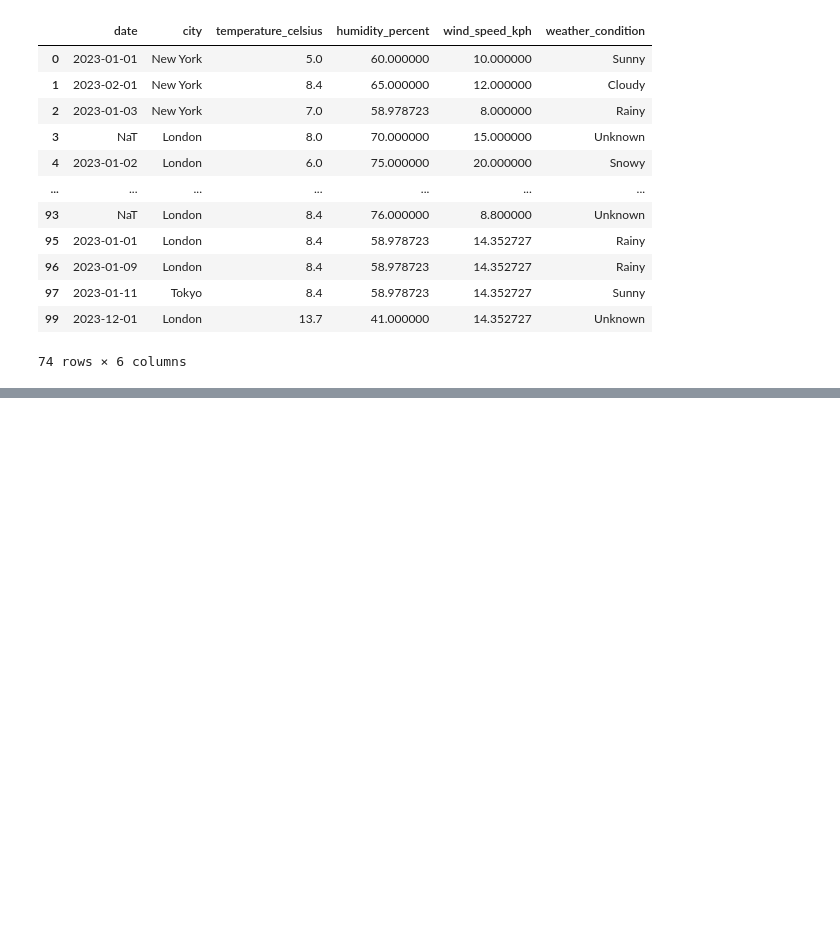
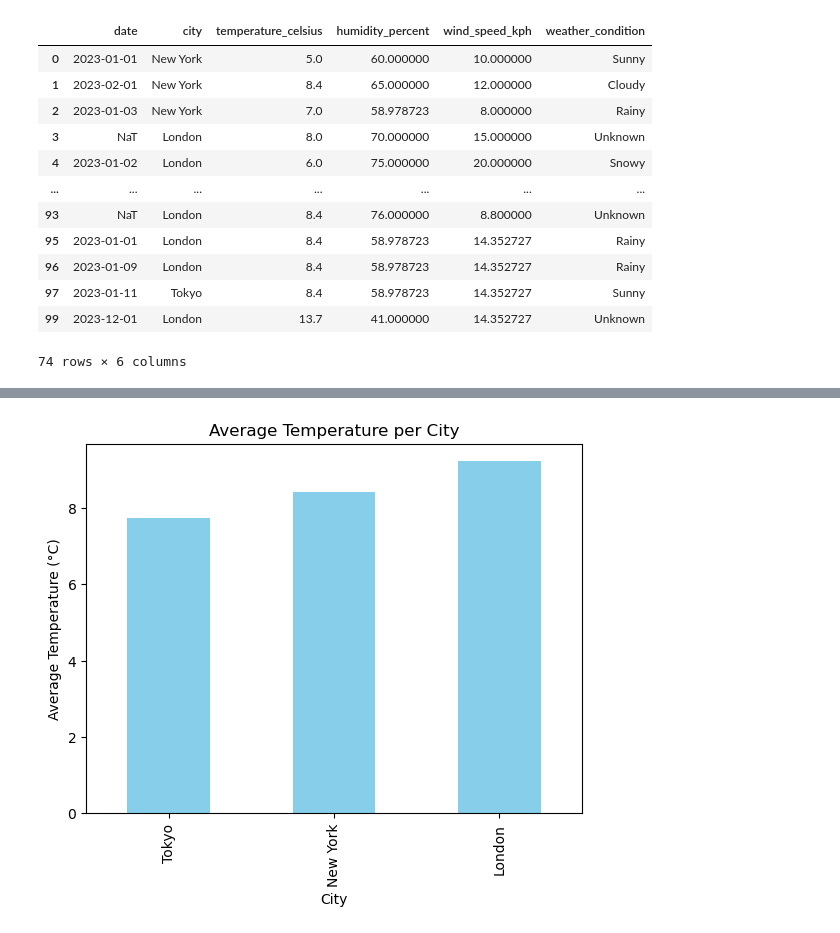
Before and after one commit to itsdagi/shega-data-engineering, a Jupyter notebook: climate.ipynb, the cells around one changed output, grey strips where cells are left out. Saved outputs shown, nothing was run; the diff lists cells and outputs as text; code cells hidden in the pictures; blank space fills up the shorter version.

Commit message:
adding plot for average temprature per city

```diff
--- a/climate.ipynb
+++ b/climate.ipynb
@@ -159,0 +163,11 @@ cleaned_data # only displayes missing values from the date col so no need to dro
+# %%
+#Create a bar chart of average temperature per city using Matplotlib
+average_temp_per_city = cleaned_data.groupby("city")['temperature_celsius'].mean().sort_values()
+average_temp_per_city.plot(kind='bar', color='skyblue')
+plt.title('Average Temperature per City')
+plt.xlabel('City')
+plt.ylabel('Average Temperature (°C)')
+
+plt.show()
+# %% [output]
+[figure, added]
```
Also changed, not shown: parts of 1 cell of this notebook.
